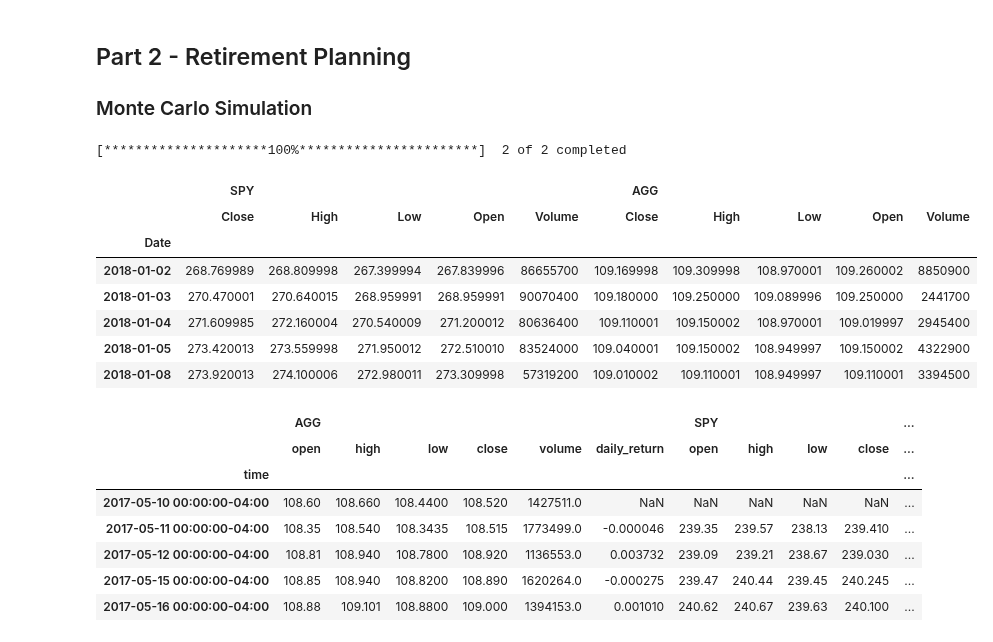
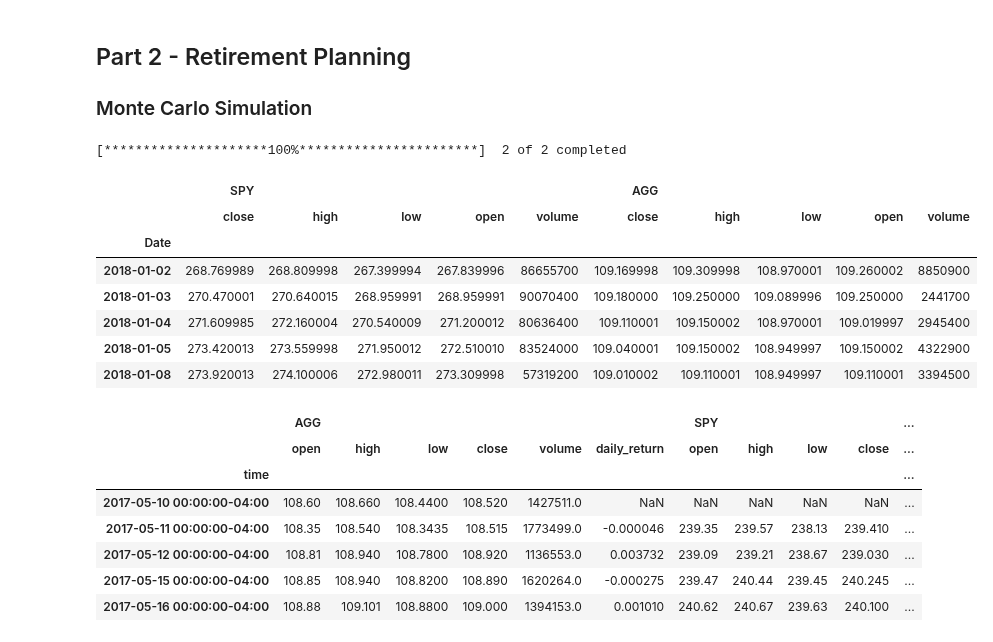
Before and after one commit to juil/fintech-uoftbootcamp, a Jupyter notebook: assignments/unit05-assignment/financial-planner.ipynb, the cells around one changed output. Saved outputs shown, nothing was run; the diff lists cells and outputs as text; code cells hidden in the pictures.

Commit message:
Adjust column names to match alpaca data and create MCSimulation

```diff
--- a/assignments/unit05-assignment/financial-planner.ipynb
+++ b/assignments/unit05-assignment/financial-planner.ipynb
@@ -173,28 +173,32 @@ end_date = pd.Timestamp('2021-05-01', tz='America/New_York').isoformat()
 # %%
 # Get 5 years' worth of historical data for SPY and AGG
 # Set timeframe to 5 years
 timeframe = 5 * 365
 end_date = today
 start_date = today - dt.timedelta(days=timeframe)
 # Download data from yfinance
 df_tickers_5y = yfinance.download(tickers, start_date, end_date)
 # Adjust keys to match data colunns used by alpaca
 df_tickers_5y = df_tickers_5y.drop('Adj Close', axis=1)
+alpaca_keys = ['close','high','low','open','volume']
 
 # Reorganize the DataFrame
 # Separate ticker data
 df_spy_5y = df_tickers_5y.xs('SPY', axis=1, level=1)
 df_agg_5y = df_tickers_5y.xs('AGG', axis=1, level=1)
+# Set alpaca key names (lower case)
+df_spy_5y = df_spy_5y.set_axis(alpaca_keys, axis=1)
+df_agg_5y = df_agg_5y.set_axis(alpaca_keys, axis=1)
 
 # Concatenate the ticker DataFrames
-df_stock_data = pd.concat([df_spy_5y, df_agg_5y], axis=1, keys=['SPY','AGG'])
+df_stock_data = pd.concat([df_spy_5y, df_agg_5y], axis=1, keys=['SPY','AGG']).dropna()
 
 # Display sample data
 df_stock_data.head()
 # %% [output]
 [*********************100%***********************]  2 of 2 completed
 |  | SPY |  |  |  |  | AGG |  |  |  |  |
-|  | Close | High | Low | Open | Volume | Close | High | Low | Open | Volume |
+|  | close | high | low | open | volume | close | high | low | open | volume |
 | Date |  |  |  |  |  |  |  |  |  |  |
 | 2018-01-02 | 268.769989 | 268.809998 | 267.399994 | 267.839996 | 86655700 | 109.169998 | 109.309998 | 108.970001 | 109.260002 | 8850900 |
 | 2018-01-03 | 270.470001 | 270.640015 | 268.959991 | 268.959991 | 90070400 | 109.180000 | 109.250000 | 109.089996 | 109.250000 | 2441700 |
```
Also changed, not shown: parts of 1 cell of this notebook.
